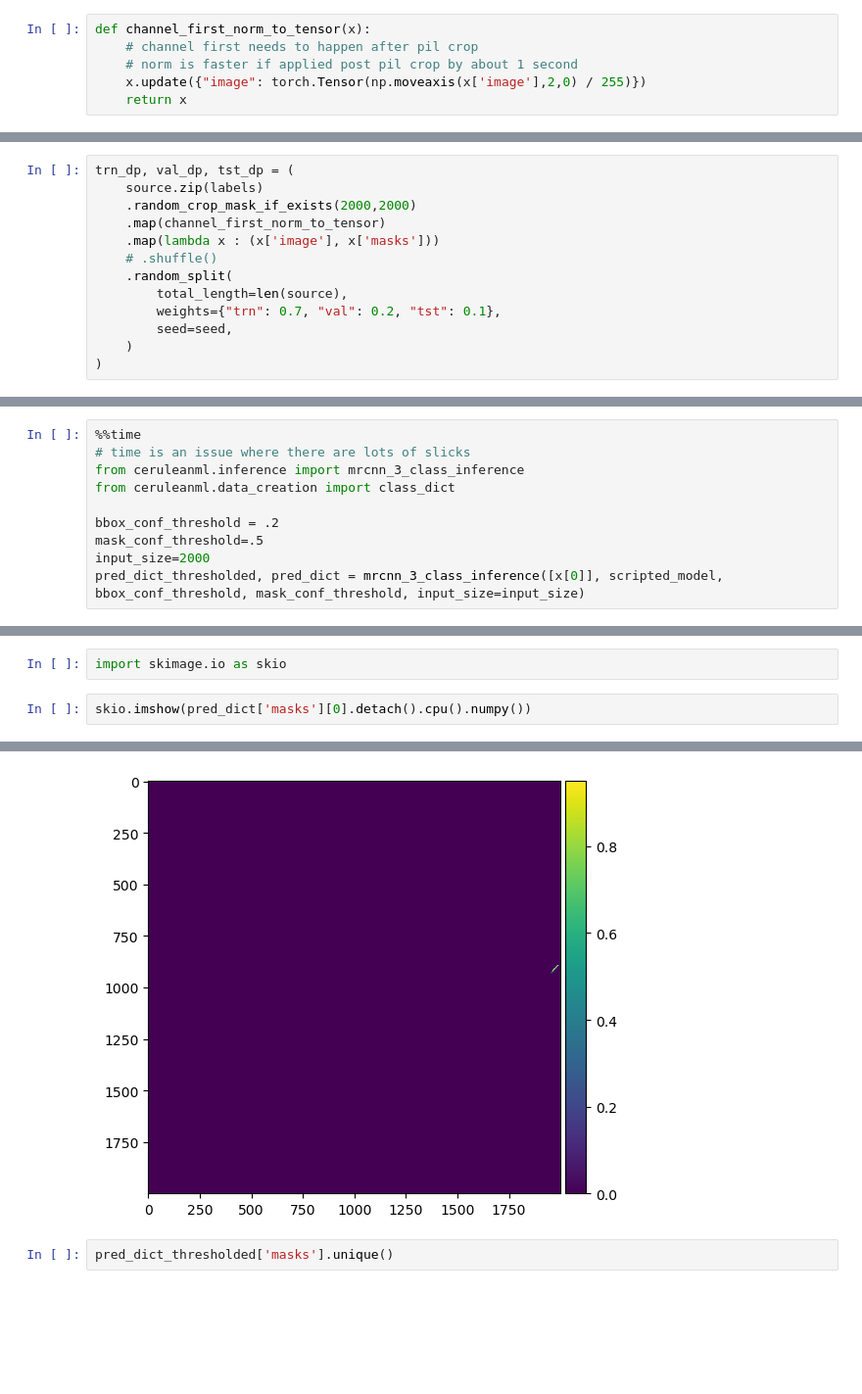
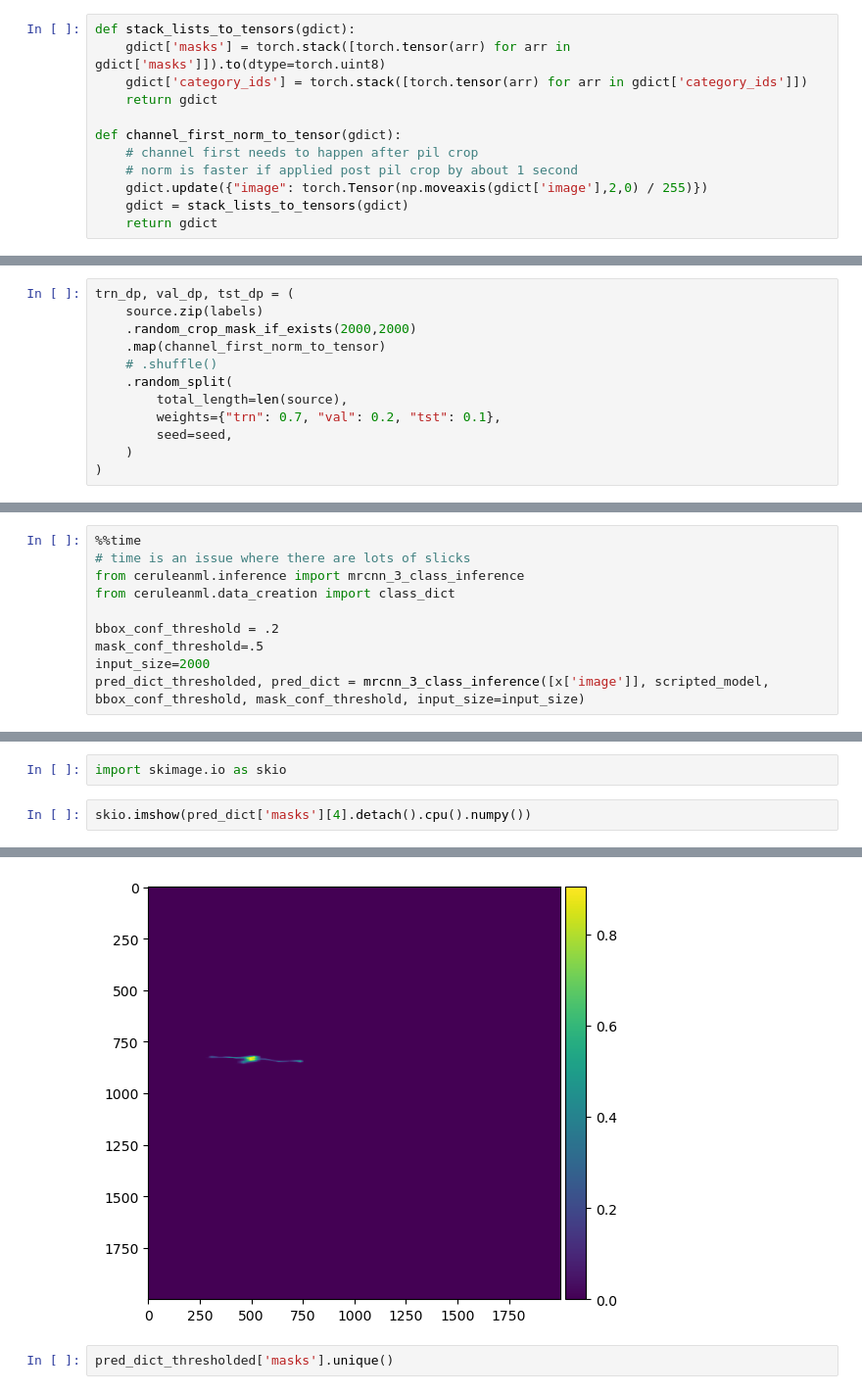
Before and after one commit to developmentseed/slickformer, a Jupyter notebook: notebooks/evaluation_mrcnn.ipynb, the cells around one changed output, grey strips where cells are left out. Shown: that part at 98% size. Saved outputs shown, nothing was run; the diff lists cells and outputs as text; blank space fills up the shorter version.

Commit message:
fix empty mask being present after confidence filtering, empty masks from random cropping, and plotting coords from contours properly

```diff
--- a/notebooks/evaluation_mrcnn.ipynb
+++ b/notebooks/evaluation_mrcnn.ipynb
@@ -69,6 +71,12 @@ plot.plot_instance_masks(test_path, gt_dict['masks'], gt_dict['labels'])
 # %%
-def channel_first_norm_to_tensor(x):
+def stack_lists_to_tensors(gdict):
+    gdict['masks'] = torch.stack([torch.tensor(arr) for arr in gdict['masks']]).to(dtype=torch.uint8)
+    gdict['category_ids'] = torch.stack([torch.tensor(arr) for arr in gdict['category_ids']])
+    return gdict
+
+def channel_first_norm_to_tensor(gdict):
     # channel first needs to happen after pil crop
     # norm is faster if applied post pil crop by about 1 second
-    x.update({"image": torch.Tensor(np.moveaxis(x['image'],2,0) / 255)})
-    return x
+    gdict.update({"image": torch.Tensor(np.moveaxis(gdict['image'],2,0) / 255)})
+    gdict = stack_lists_to_tensors(gdict)
+    return gdict
@@ -85,7 +85,6 @@ trn_dp, val_dp, tst_dp = (
     source.zip(labels)
     .random_crop_mask_if_exists(2000,2000)
     .map(channel_first_norm_to_tensor)
-    .map(lambda x : (x['image'], x['masks']))
     # .shuffle()
     .random_split(
         total_length=len(source),
@@ -166,5 +131,5 @@ from ceruleanml.data_creation import class_dict
 bbox_conf_threshold = .2
 mask_conf_threshold=.5
 input_size=2000
-pred_dict_thresholded, pred_dict = mrcnn_3_class_inference([x[0]], scripted_model, bbox_conf_threshold, mask_conf_threshold, input_size=input_size)
+pred_dict_thresholded, pred_dict = mrcnn_3_class_inference([x['image']], scripted_model, bbox_conf_threshold, mask_conf_threshold, input_size=input_size)
 # %% [output]
@@ -186,10 +151,10 @@ We can extract the first mask in the first sample's prediction and plot it by co
 # %%
 import skimage.io as skio
 # %%
-skio.imshow(pred_dict['masks'][0].detach().cpu().numpy())
+skio.imshow(pred_dict['masks'][4].detach().cpu().numpy())
 # %% [output]
 <matplotlib.image.AxesImage at 0x...>
-[figure, old version]
+[figure, new version]
 # %%
 pred_dict_thresholded['masks'].unique()
 # %% [output]
```
Also changed, not shown: parts of 16 cells of this notebook, 3 other files.
